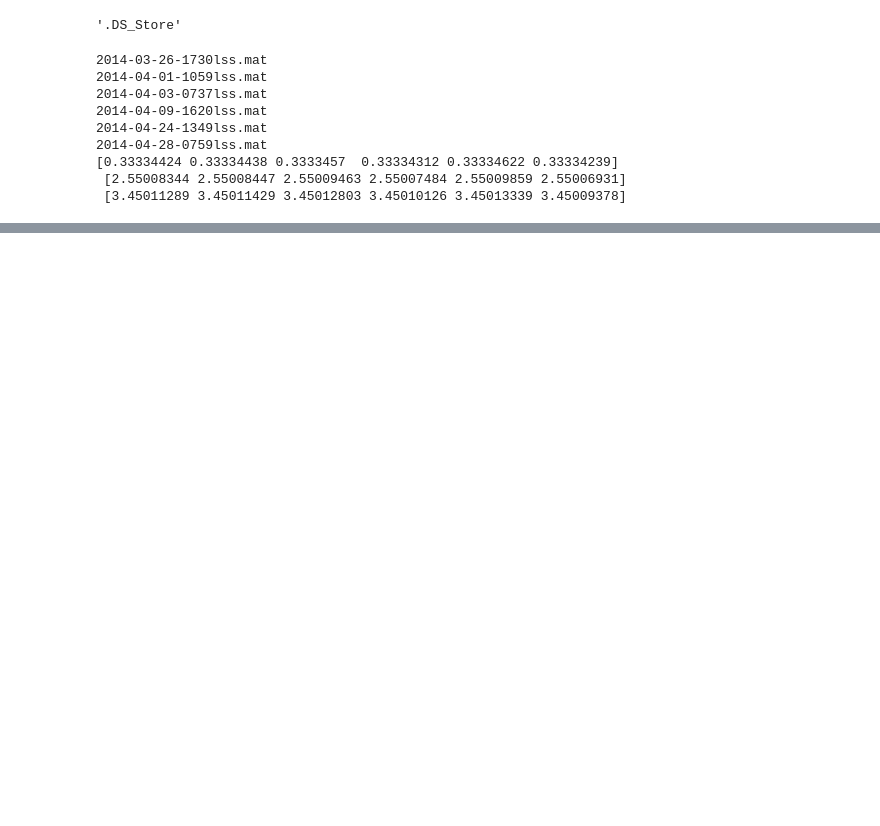
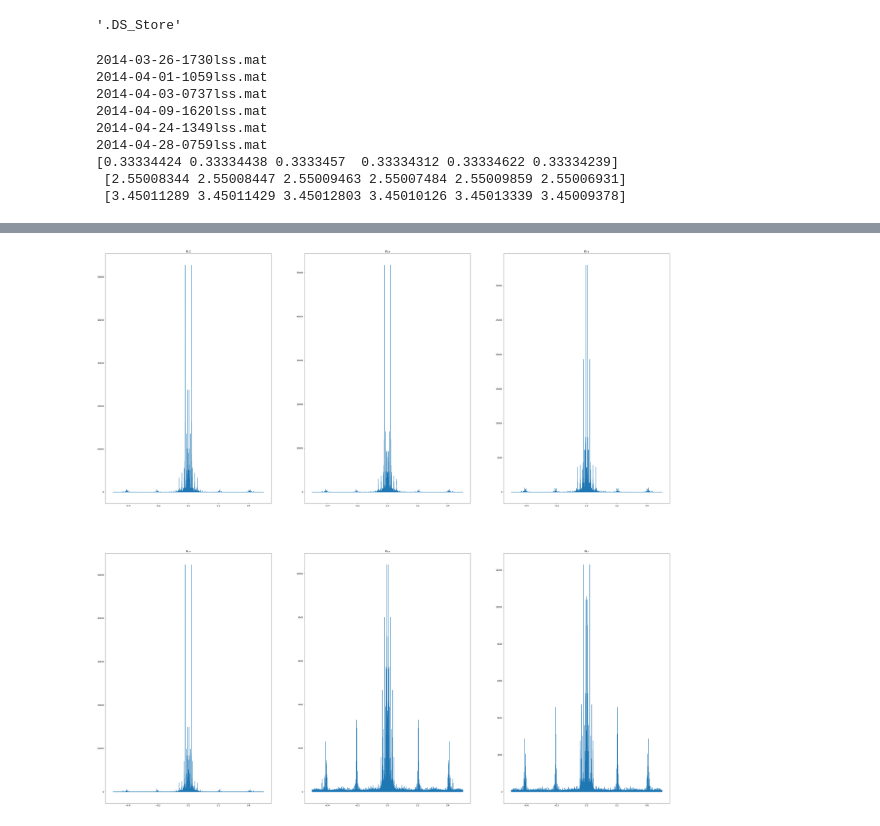
Before and after one commit to 4zi77/wind_turbine, a Jupyter notebook: Python/display_raw_data.ipynb, the cells around one changed output, grey strips where cells are left out. Saved outputs shown, nothing was run; the diff lists cells and outputs as text; code cells hidden in the pictures; blank space fills up the shorter version.

```diff
--- a/Python/display_raw_data.ipynb
+++ b/Python/display_raw_data.ipynb
@@ -83,15 +84,17 @@ for i in range(len(data)):
 # %%
-plt.figure(2, figsize = (20,20))
+plt.figure(2, figsize = (50,50))
 for i in range(len(data)):
     plt.figure(2)
     plt.subplot(231+i)
     ft = np.absolute(np.fft.fft(data[i]))
     np.delete(ft, np.max(ft))
     ftFreq = np.fft.fftfreq(len(data[i]))
     plt.plot(ftFreq, ft)
 
 
-    plt.title("fft " + files[i])
+    plt.title("fft " + file[i])
 
     #print(ft)
+# %% [output]
+[figure, added]
 # %%
```
Also changed, not shown: parts of 2 cells of this notebook.
